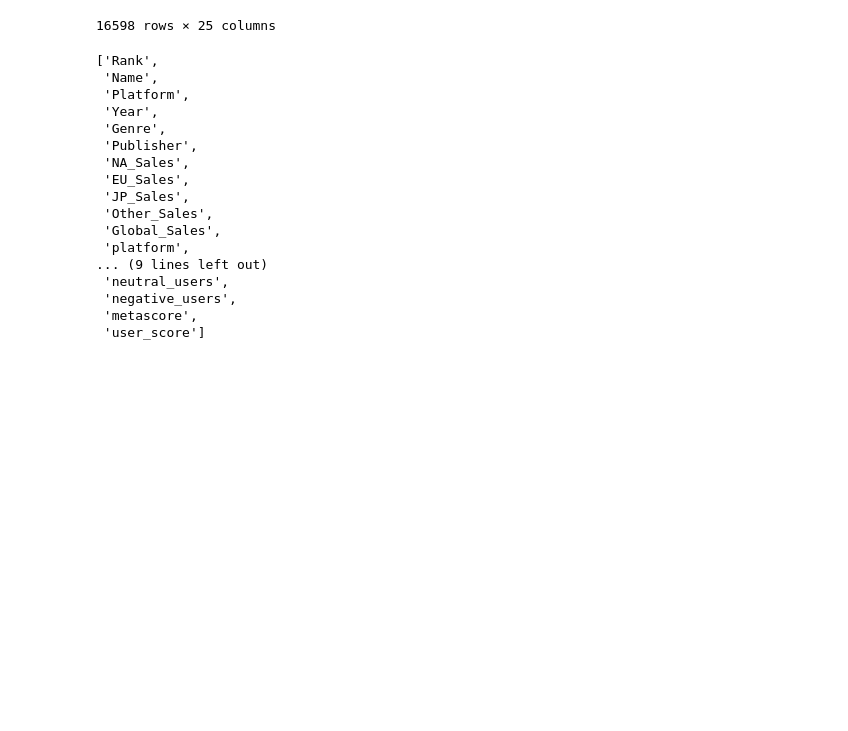
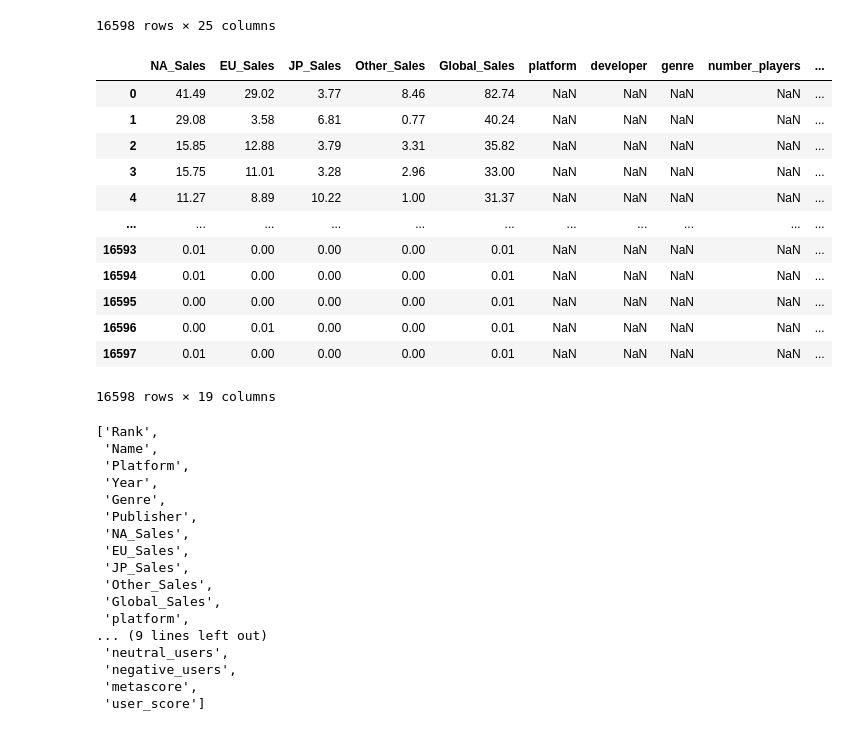
Before and after one commit to mchjohnson13/Group05, a Jupyter notebook: Video_Games/Notebooks/Exploratory_Data_Analysis.ipynb, the cells around one changed output. Cells and saved outputs as stored; diff of their text form; code cells hidden in the pictures; blank space fills up the shorter version.

```diff
--- a/Video_Games/Notebooks/Exploratory_Data_Analysis.ipynb
+++ b/Video_Games/Notebooks/Exploratory_Data_Analysis.ipynb
@@ -58,6 +58,22 @@ new_df
 | 16596 | 16599 | Know How 2 | DS | 2010.0 | Puzzle | 7G//AMES | 0.00 | 0.01 | 0.00 | 0.00 | ... |
 | 16597 | 16600 | Spirits & Spells | GBA | 2003.0 | Platform | Wanadoo | 0.01 | 0.00 | 0.00 | 0.00 | ... |
 16598 rows × 25 columns
+# %%
+new_df.iloc[:,6:]
+# %% [output]
+|  | NA_Sales | EU_Sales | JP_Sales | Other_Sales | Global_Sales | platform | developer | genre | number_players | ... |
+| 0 | 41.49 | 29.02 | 3.77 | 8.46 | 82.74 | NaN | NaN | NaN | NaN | ... |
+| 1 | 29.08 | 3.58 | 6.81 | 0.77 | 40.24 | NaN | NaN | NaN | NaN | ... |
+| 2 | 15.85 | 12.88 | 3.79 | 3.31 | 35.82 | NaN | NaN | NaN | NaN | ... |
+| 3 | 15.75 | 11.01 | 3.28 | 2.96 | 33.00 | NaN | NaN | NaN | NaN | ... |
+| 4 | 11.27 | 8.89 | 10.22 | 1.00 | 31.37 | NaN | NaN | NaN | NaN | ... |
+| ... | ... | ... | ... | ... | ... | ... | ... | ... | ... | ... |
+| 16593 | 0.01 | 0.00 | 0.00 | 0.00 | 0.01 | NaN | NaN | NaN | NaN | ... |
+| 16594 | 0.01 | 0.00 | 0.00 | 0.00 | 0.01 | NaN | NaN | NaN | NaN | ... |
+| 16595 | 0.00 | 0.00 | 0.00 | 0.00 | 0.01 | NaN | NaN | NaN | NaN | ... |
+| 16596 | 0.00 | 0.01 | 0.00 | 0.00 | 0.01 | NaN | NaN | NaN | NaN | ... |
+| 16597 | 0.01 | 0.00 | 0.00 | 0.00 | 0.01 | NaN | NaN | NaN | NaN | ... |
+16598 rows × 19 columns
 # %%
 new_df.columns.tolist()
 # %% [output]
```
Also changed, not shown: parts of 6 cells of this notebook, 15 other files.
